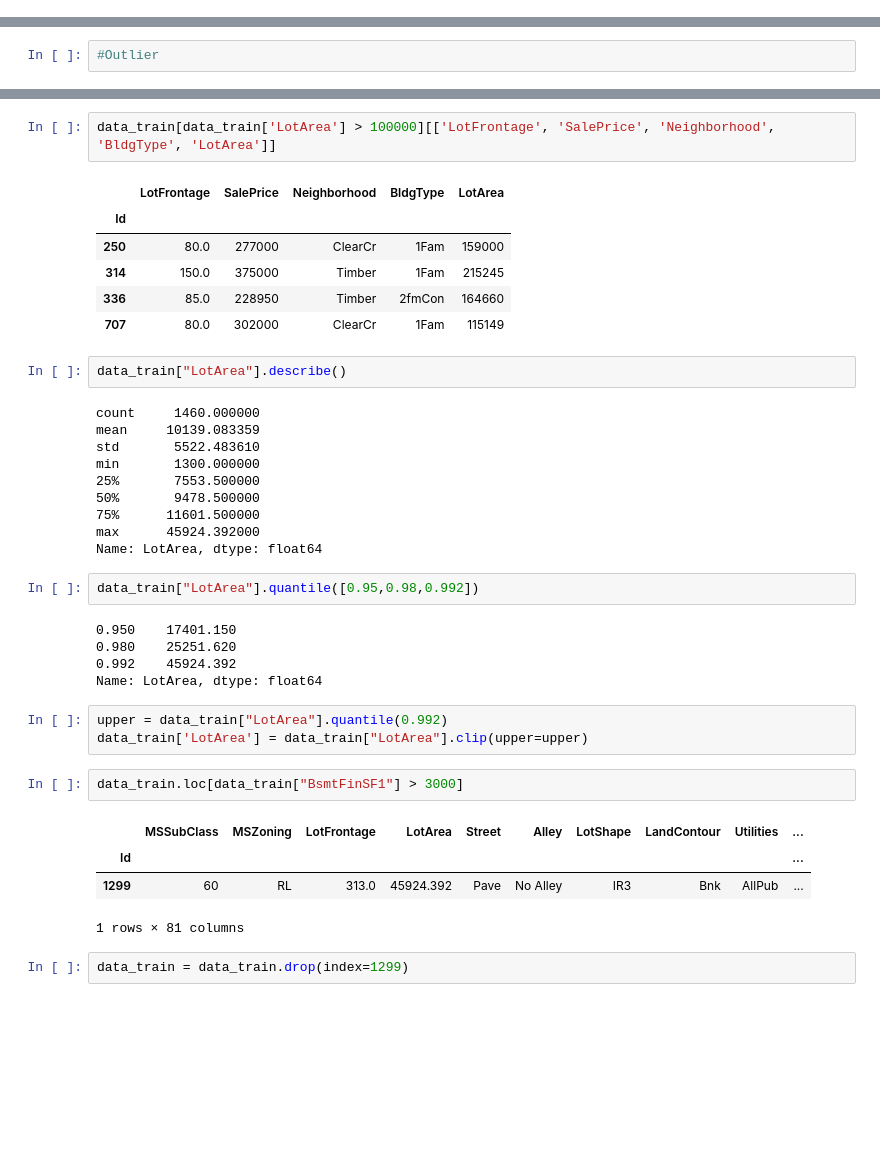
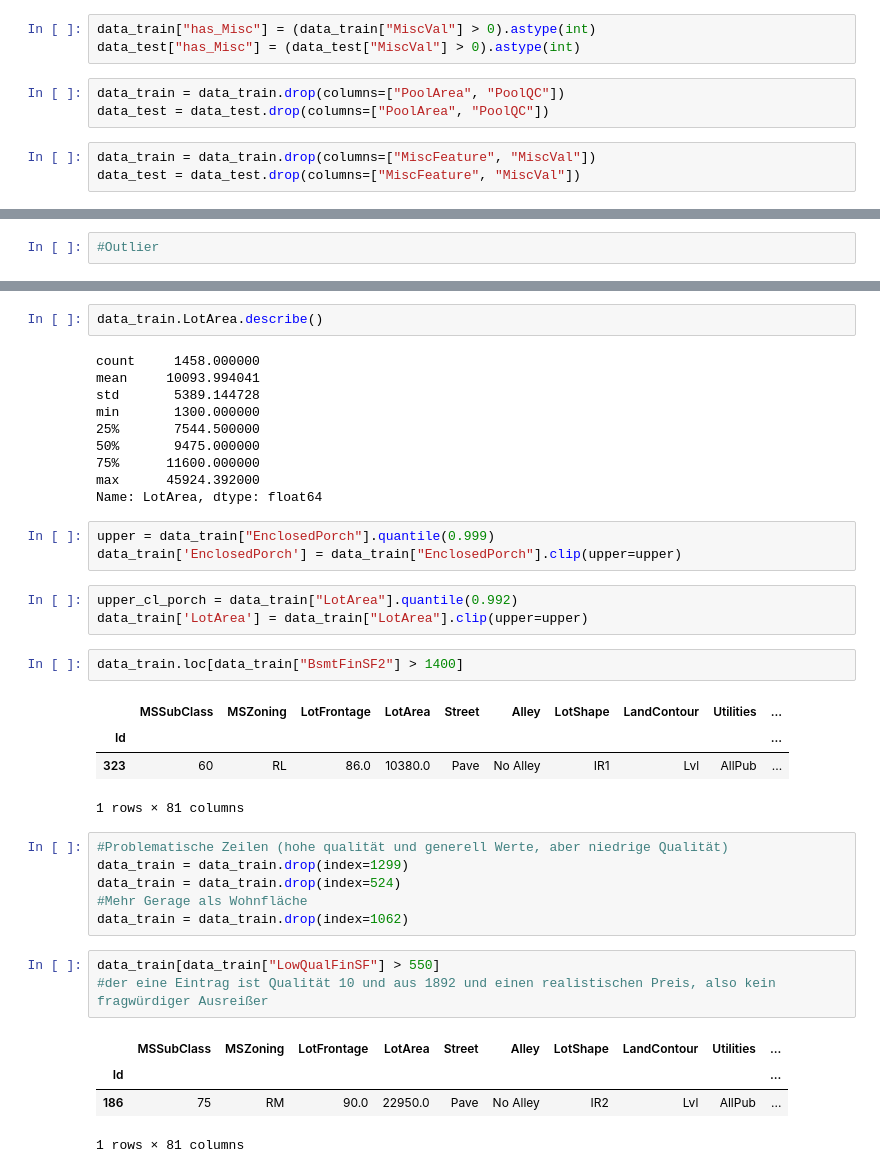
Before and after one commit to SirHelpMePlease/Kaggle_House_Price, a Jupyter notebook: Feature_Engineering.ipynb, the cells around one changed output, grey strips where cells are left out. Drawn from its saved outputs; the diff is of its cells as text; blank space fills up the shorter version.

```diff
--- a/Feature_Engineering.ipynb
+++ b/Feature_Engineering.ipynb
@@ -25,6 +43,15 @@ Length: 81, dtype: int64
 # %%
 data_train["has_Pool"] = (data_train["PoolArea"] > 0).astype(int)
 data_test["has_Pool"] = (data_test["PoolArea"] > 0).astype(int)
+# %%
+data_train["has_Misc"] = (data_train["MiscVal"] > 0).astype(int)
+data_test["has_Misc"] = (data_test["MiscVal"] > 0).astype(int)
+# %%
+data_train = data_train.drop(columns=["PoolArea", "PoolQC"])
+data_test = data_test.drop(columns=["PoolArea", "PoolQC"])
+# %%
+data_train = data_train.drop(columns=["MiscFeature", "MiscVal"])
+data_test = data_test.drop(columns=["MiscFeature", "MiscVal"])
 # %%
 data_train["MasVnrType"].value_counts()
 # %% [output]
@@ -122,40 +150,39 @@ ax.scatter(x = data_train["BsmtFinSF1"], y=data_train["SalePrice"]);
 # %%
-data_train[data_train['LotArea'] > 100000][['LotFrontage', 'SalePrice', 'Neighborhood', 'BldgType', 'LotArea']]
+data_train.LotArea.describe()
 # %% [output]
-|  | LotFrontage | SalePrice | Neighborhood | BldgType | LotArea |
-| Id |  |  |  |  |  |
-| 250 | 80.0 | 277000 | ClearCr | 1Fam | 159000 |
-| 314 | 150.0 | 375000 | Timber | 1Fam | 215245 |
-| 336 | 85.0 | 228950 | Timber | 2fmCon | 164660 |
-| 707 | 80.0 | 302000 | ClearCr | 1Fam | 115149 |
+count     1458.000000
+mean     10093.994041
+std       5389.144728
+min       1300.000000
+25%       7544.500000
+50%       9475.000000
+75%      11600.000000
+max      45924.392000
+Name: LotArea, dtype: float64
-# %%
-data_train["LotArea"].describe()
-# %% [output]
-count     1460.000000
-mean     10139.083359
-std       5522.483610
-min       1300.000000
-25%       7553.500000
-50%       9478.500000
-75%      11601.500000
-max      45924.392000
-Name: LotArea, dtype: float64
-# %%
-data_train["LotArea"].quantile([0.95,0.98,0.992])
-# %% [output]
-0.950    17401.150
-0.980    25251.620
-0.992    45924.392
-Name: LotArea, dtype: float64
 # %%
-upper = data_train["LotArea"].quantile(0.992)
-data_train['LotArea'] = data_train["LotArea"].clip(upper=upper)
+upper = data_train["EnclosedPorch"].quantile(0.999)
+data_train['EnclosedPorch'] = data_train["EnclosedPorch"].clip(upper=upper)
+# %%
+upper_cl_porch = data_train["LotArea"].quantile(0.992)
+data_train['LotArea'] = data_train["LotArea"].clip(upper=upper)
 # %%
-data_train.loc[data_train["BsmtFinSF1"] > 3000]
+data_train.loc[data_train["BsmtFinSF2"] > 1400]
 # %% [output]
 |  | MSSubClass | MSZoning | LotFrontage | LotArea | Street | Alley | LotShape | LandContour | Utilities | ... |
 | Id |  |  |  |  |  |  |  |  |  | ... |
-| 1299 | 60 | RL | 313.0 | 45924.392 | Pave | No Alley | IR3 | Bnk | AllPub | ... |
+| 323 | 60 | RL | 86.0 | 10380.0 | Pave | No Alley | IR1 | Lvl | AllPub | ... |
 1 rows × 81 columns
 # %%
+#Problematische Zeilen (hohe qualität und generell Werte, aber niedrige Qualität)
 data_train = data_train.drop(index=1299)
+data_train = data_train.drop(index=524)
+#Mehr Gerage als Wohnfläche
+data_train = data_train.drop(index=1062)
+# %%
+data_train[data_train["LowQualFinSF"] > 550]
+#der eine Eintrag ist Qualität 10 und aus 1892 und einen realistischen Preis, also kein fragwürdiger Ausreißer
+# %% [output]
+|  | MSSubClass | MSZoning | LotFrontage | LotArea | Street | Alley | LotShape | LandContour | Utilities | ... |
+| Id |  |  |  |  |  |  |  |  |  | ... |
+| 186 | 75 | RM | 90.0 | 22950.0 | Pave | No Alley | IR2 | Lvl | AllPub | ... |
+1 rows × 81 columns
```
Also changed, not shown: parts of 7 cells of this notebook.
